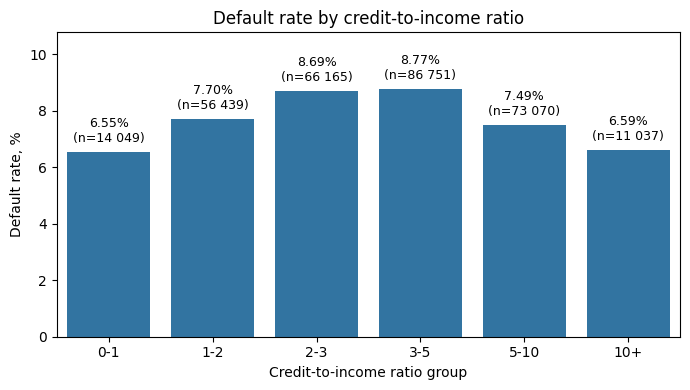
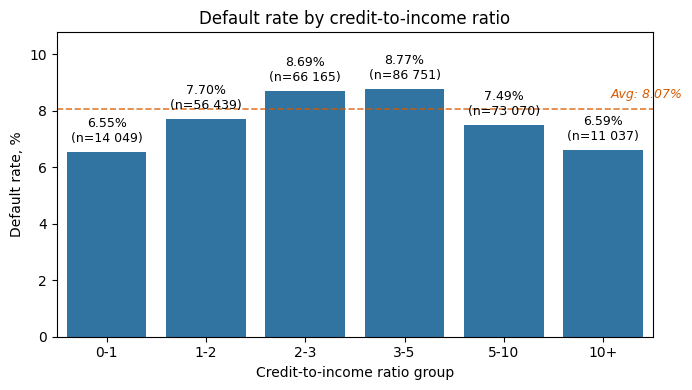
Unified diff of the notebook cell whose output changed from the first chart to the second:
--- before
+++ after
@@ -1,2 +1,4 @@
+overall_default_rate = app_clean["TARGET"].mean() * 100
+
 plt.figure(figsize=(7, 4))
 
@@ -7,10 +9,41 @@
 )
 
+# Пунктирна лінія середнього default rate
+ax.axhline(
+    overall_default_rate,
+    color="#D65A00",
+    linestyle="--",
+    linewidth=1.2,
+    alpha=0.8
+)
+
+# Підпис лінії як Avg
+ax.text(
+    len(credit_income_summary) - 0.2,
+    overall_default_rate + 0.25,
+    f"Avg: {overall_default_rate:.2f}%",
+    ha="right",
+    va="bottom",
+    fontsize=9,
+    color="#D65A00",
+    fontstyle="italic"
+)
+
 plt.title("Default rate by credit-to-income ratio")
 plt.xlabel("Credit-to-income ratio group")
 plt.ylabel("Default rate, %")
-plt.ylim(0, credit_income_summary["default_rate"].max() + 2)
 
-add_bar_labels(ax, credit_income_summary, "default_rate", "clients_count", offset=0.25)
+plt.ylim(
+    0,
+    max(credit_income_summary["default_rate"].max(), overall_default_rate) + 2
+)
+
+add_bar_labels(
+    ax,
+    credit_income_summary,
+    "default_rate",
+    "clients_count",
+    offset=0.25
+)
 
 plt.tight_layout()

Commit: Add final report and update previous applications notebook